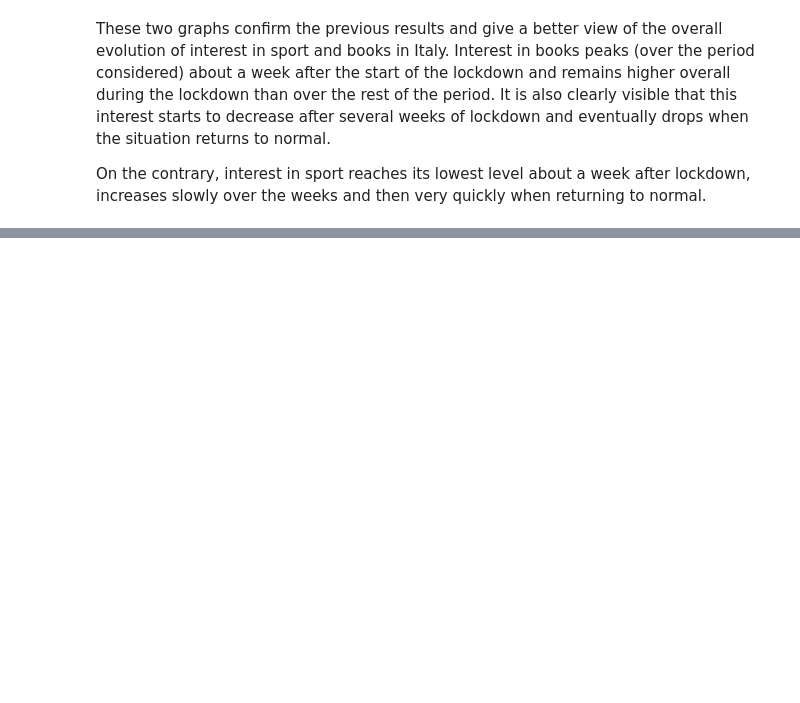
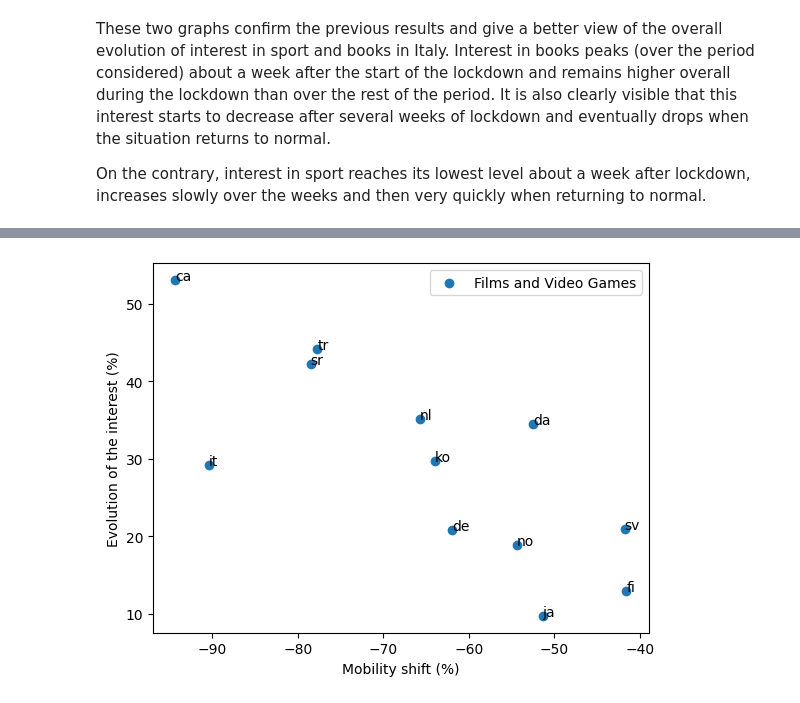
Before and after one commit to epfl-ada/ada-2022-project-datamineurs, a Jupyter notebook: ADA_coronawiki_project.ipynb, the cells around one changed output, grey strips where cells are left out. Saved outputs shown, nothing was run; the diff lists cells and outputs as text; code cells hidden in the pictures; blank space fills up the shorter version.

Commit message:
notebook last part

```diff
--- a/ADA_coronawiki_project.ipynb
+++ b/ADA_coronawiki_project.ipynb
@@ -552,0 +649,34 @@ plt.show()
+# %%
+# Now we will focus on the last two lines of the matrix which correspond to video games and movies
+
+# We will do a plot where each point represents a version of wikipedia, with the mobility shift in the associated country on the x-axis and the gain in interest in films and video games on the y-axis (weighted average of the two subjects).
+
+# The x-axis will be the mobility shift
+X = df_p4['mobility shift']*100
+
+# In these two list we will put the total number of visits linked with films or video games in each country. This need to compute the weighted average in the next step.
+
+films_total = []
+videogames_total = []
+
+for d in df_p4['country']:
+    films_total.append(pd.Series(list(json_timeseries[d]['topics']['Culture.Media.Films']['sum'].values())).mean() + pd.Series(list(json_timeseries[d + '.m']['topics']['Culture.Media.Films']['sum'].values())).mean())
+    videogames_total.append(pd.Series(list(json_timeseries[d]['topics']['Culture.Media.Video games']['sum'].values())).mean() + pd.Series(list(json_timeseries[d + '.m']['topics']['Culture.Media.Video games']['sum'].values())).mean())
+
+films_total = np.array(films_total)
+videogames_total = np.array(videogames_total)
+
+# The y-axis is the average of the gain in interest in videogames and films weighted by the number of visits for these two topics
+Y = (np.array(A[16, :]) * films_total + np.array(A[17,:]) * videogames_total) / (films_total + videogames_total)
+
+plt.scatter(X, Y, label = 'Films and Video Games')
+plt.xlabel('Mobility shift (%)')
+plt.ylabel('Evolution of the interest (%)')
+
+for i, txt in enumerate(df_p4['country']):
+    plt.annotate(txt, (X[i], Y[i]))
+
+plt.legend()
+plt.show()
+# %% [output]
+[figure, added]
```
Also changed, not shown: parts of 5 cells of this notebook.
